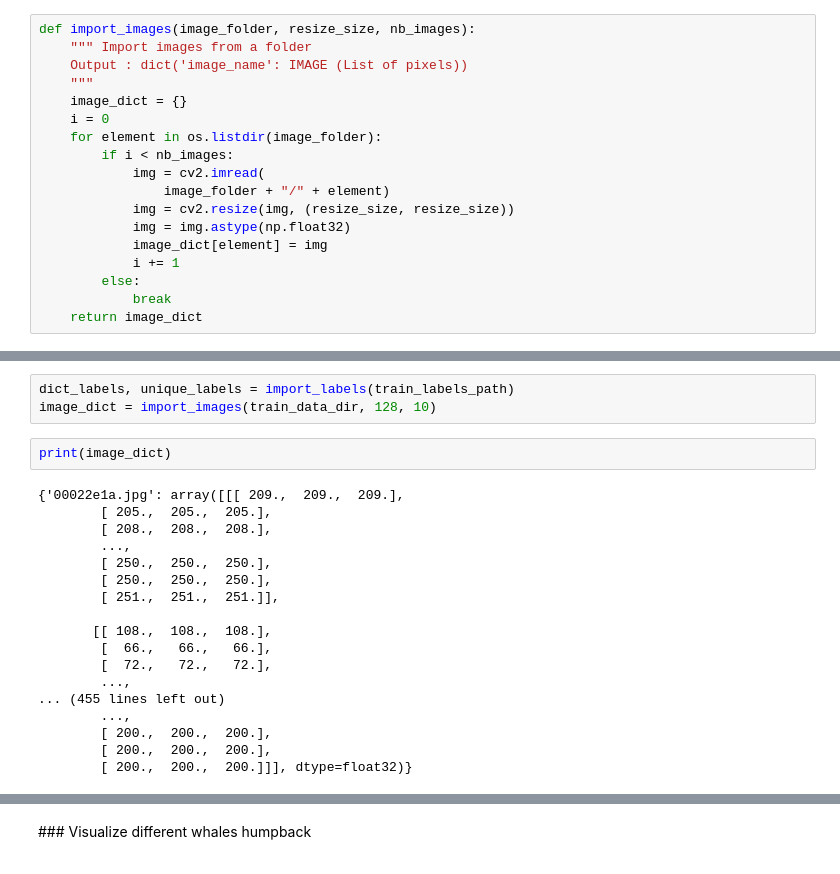
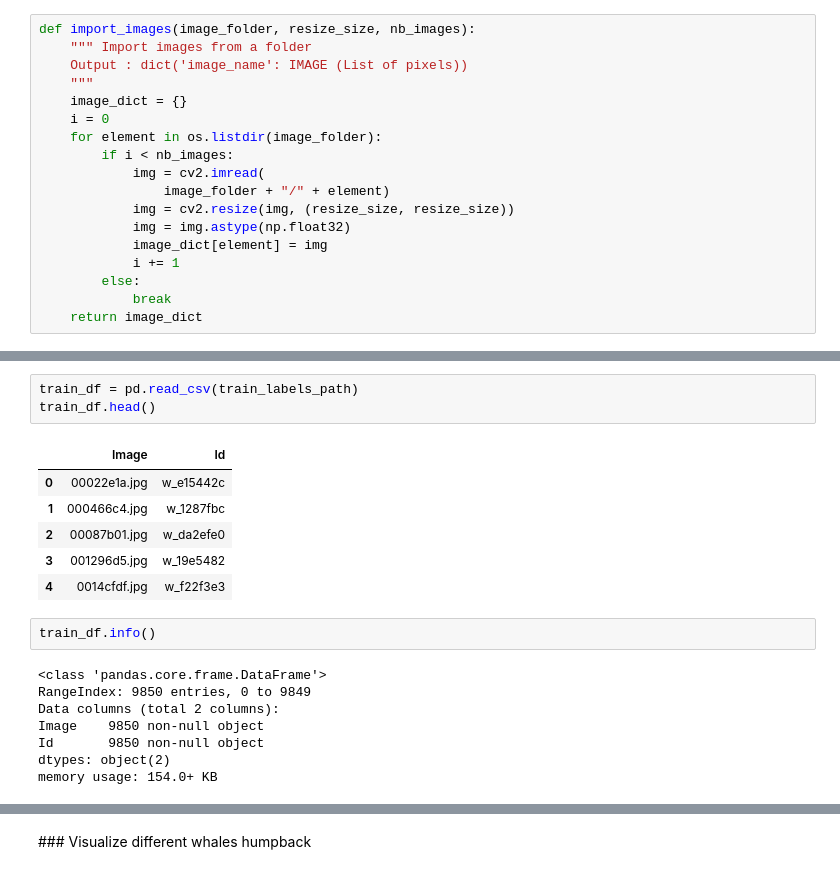
Before and after one commit to guillaume-guerdoux/whales_humpback_recognition, a Jupyter notebook: explore_data.ipynb, the cells around one changed output, grey strips where cells are left out. Drawn from its saved outputs; the diff is of its cells as text.

```diff
--- a/explore_data.ipynb
+++ b/explore_data.ipynb
@@ -44,23 +68,20 @@ def import_labels(label_path):
-# %%
-dict_labels, unique_labels = import_labels(train_labels_path)
-image_dict = import_images(train_data_dir, 128, 10)
-# %%
-print(image_dict)
-# %% [output]
-{'00022e1a.jpg': array([[[ 209.,  209.,  209.],
-        [ 205.,  205.,  205.],
-        [ 208.,  208.,  208.],
-        ...,
-        [ 250.,  250.,  250.],
-        [ 250.,  250.,  250.],
-        [ 251.,  251.,  251.]],
-
-       [[ 108.,  108.,  108.],
-        [  66.,   66.,   66.],
-        [  72.,   72.,   72.],
-        ...,
-... (455 lines left out)
-        ...,
-        [ 200.,  200.,  200.],
-        [ 200.,  200.,  200.],
-        [ 200.,  200.,  200.]]], dtype=float32)}
+# %%
+train_df = pd.read_csv(train_labels_path)
+train_df.head()
+# %% [output]
+|  | Image | Id |
+| 0 | 00022e1a.jpg | w_e15442c |
+| 1 | 000466c4.jpg | w_1287fbc |
+| 2 | 00087b01.jpg | w_da2efe0 |
+| 3 | 001296d5.jpg | w_19e5482 |
+| 4 | 0014cfdf.jpg | w_f22f3e3 |
+# %%
+train_df.info()
+# %% [output]
+<class 'pandas.core.frame.DataFrame'>
+RangeIndex: 9850 entries, 0 to 9849
+Data columns (total 2 columns):
+Image    9850 non-null object
+Id       9850 non-null object
+dtypes: object(2)
+memory usage: 154.0+ KB
```
Also changed, not shown: parts of 23 cells of this notebook.
